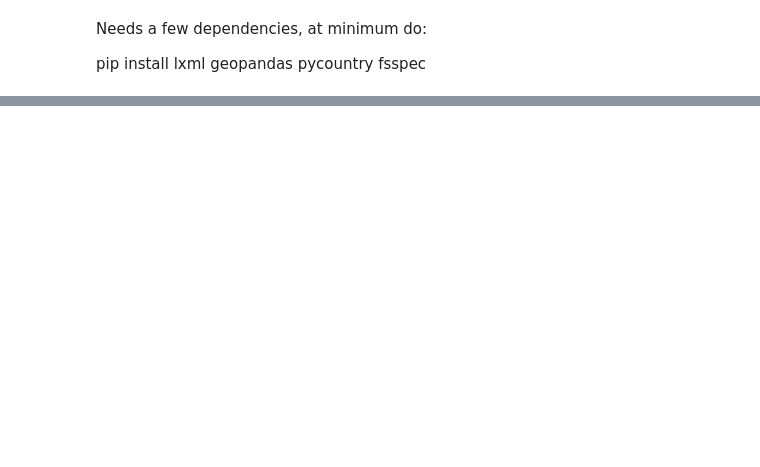
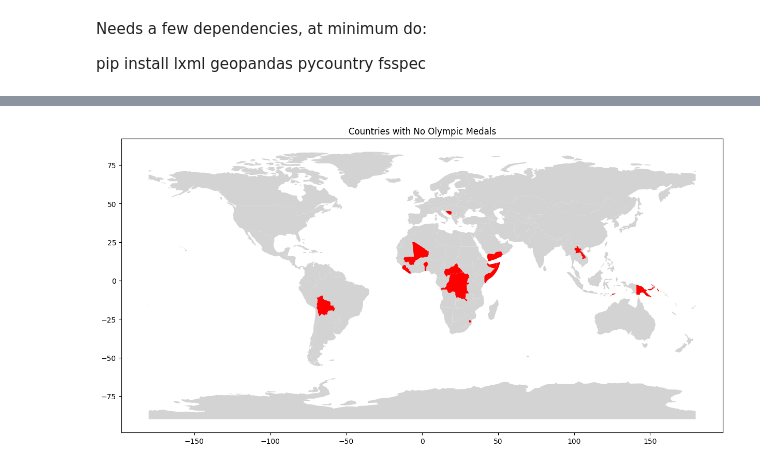
Before and after one commit to cedarmora/no-olympic-medals, a Jupyter notebook: no-olympic-medals.ipynb, the cells around one changed output, grey strips where cells are left out. Drawn from its saved outputs; the diff is of its cells as text; code cells hidden in the pictures; blank space fills up the shorter version.

```diff
--- a/no-olympic-medals.ipynb
+++ b/no-olympic-medals.ipynb
@@ -62,0 +37,8 @@ plt.show()
+# %%
+name_with_country_codes = medal_table["Team (IOC code)"]
+
+def get_country_code(country):
+    return country[country.find("(")+1:country.find(")")]
+
+
+stripped_country_codes = name_with_country_codes.map(get_country_code)
@@ -62,0 +65,8 @@ plt.show()
+# %%
+name_with_country_codes = medal_table["Team (IOC code)"]
+
+def get_country_code(country):
+    return country[country.find("(")+1:country.find(")")]
+
+
+stripped_country_codes = name_with_country_codes.map(get_country_code)
@@ -62,0 +165,13 @@ plt.show()
+# %%
+# Filter countries with no medals
+no_medals_df = world[world['SOV_A3'].isin(stripped_country_codes)]
+
+# Plot the map
+fig, ax = plt.subplots(1, 1, figsize=(15, 10))
+world.plot(ax=ax, color='lightgrey')
+no_medals_df.plot(ax=ax, color='red')
+
+plt.title('Countries with No Olympic Medals')
+plt.show()
+# %% [output]
+[figure, added]
```
Also changed, not shown: parts of 10 cells of this notebook, 4 other files.
